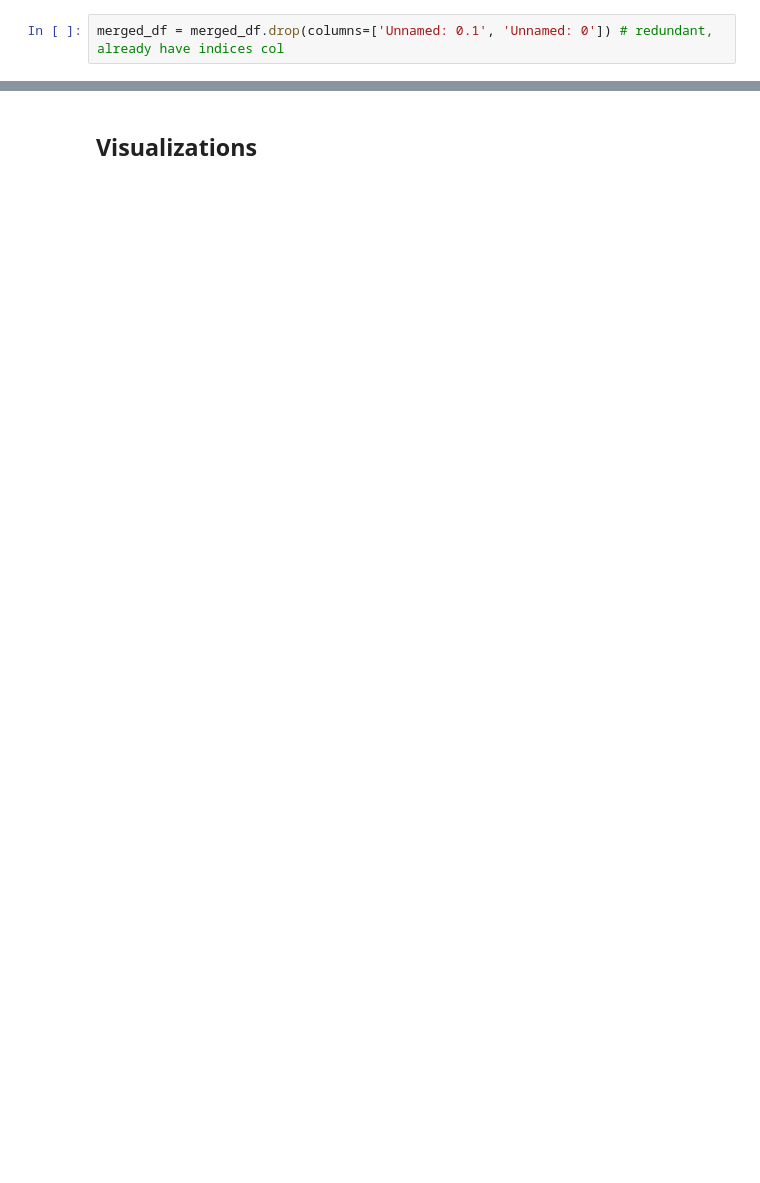
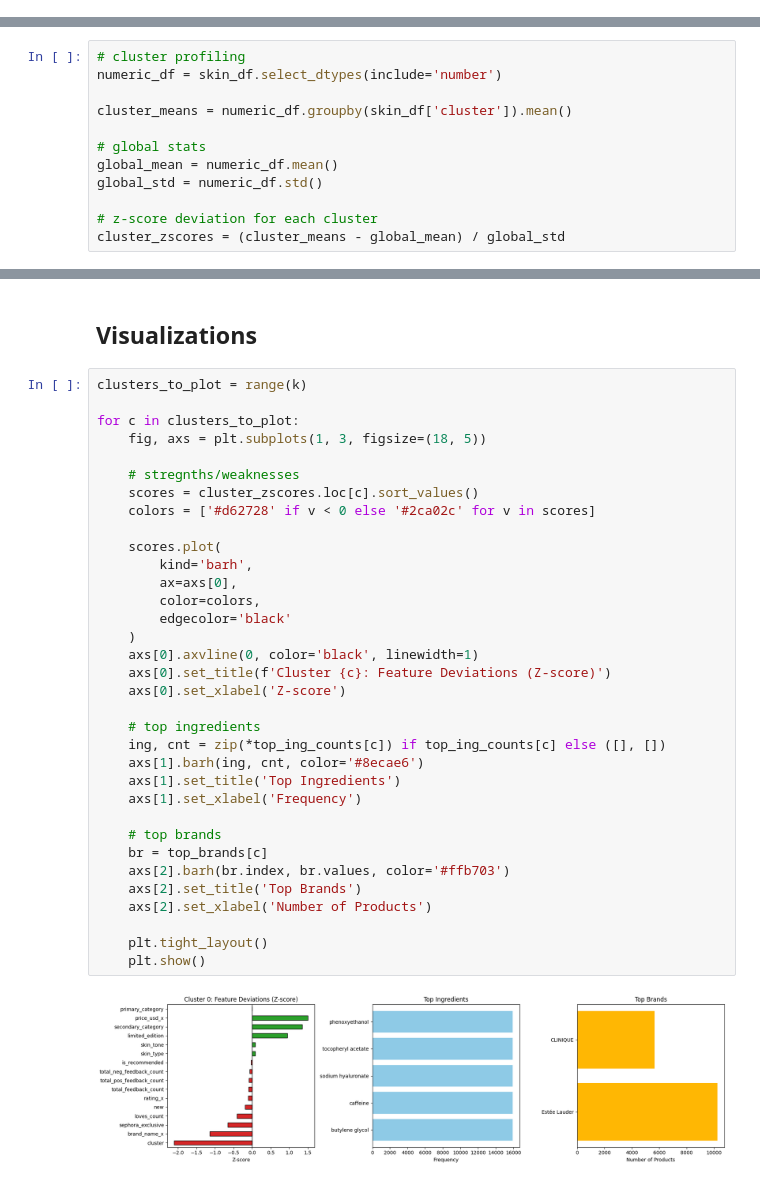
Before and after one commit to LilaNguyen/Skinterest-Tech-1B, a Jupyter notebook: notebooks/skinterest1b_milestone2.ipynb, the cells around one changed output, grey strips where cells are left out. Cells and saved outputs as stored; diff of their text form; blank space fills up the shorter version.

```diff
--- a/notebooks/skinterest1b_milestone2.ipynb
+++ b/notebooks/skinterest1b_milestone2.ipynb
@@ -121,5 +111,3 @@ merged_df.head(10)
 10 rows × 45 columns
 # %% [markdown]
 ### Addressing missing values
-# %%
-merged_df = merged_df.drop(columns=['Unnamed: 0.1', 'Unnamed: 0']) # redundant, already have indices col
@@ -212,2 +235,14 @@ encoded_df
 # %% [markdown]
 ## Testing the Model
+# %%
+# cluster profiling
+numeric_df = skin_df.select_dtypes(include='number')
+
+cluster_means = numeric_df.groupby(skin_df['cluster']).mean()
+
+# global stats
+global_mean = numeric_df.mean()
+global_std = numeric_df.std()
+
+# z-score deviation for each cluster
+cluster_zscores = (cluster_means - global_mean) / global_std
@@ -216,2 +359,38 @@ encoded_df
 # %% [markdown]
 ## Visualizations
+# %%
+clusters_to_plot = range(k)
+
+for c in clusters_to_plot:
+    fig, axs = plt.subplots(1, 3, figsize=(18, 5))
+
+    # stregnths/weaknesses
+    scores = cluster_zscores.loc[c].sort_values()
+    colors = ['#d62728' if v < 0 else '#2ca02c' for v in scores]
+
+    scores.plot(
+        kind='barh',
+        ax=axs[0],
+        color=colors,
+        edgecolor='black'
+    )
+    axs[0].axvline(0, color='black', linewidth=1)
+    axs[0].set_title(f'Cluster {c}: Feature Deviations (Z-score)')
+    axs[0].set_xlabel('Z-score')
+
+    # top ingredients
+    ing, cnt = zip(*top_ing_counts[c]) if top_ing_counts[c] else ([], [])
+    axs[1].barh(ing, cnt, color='#8ecae6')
+    axs[1].set_title('Top Ingredients')
+    axs[1].set_xlabel('Frequency')
+
+    # top brands
+    br = top_brands[c]
+    axs[2].barh(br.index, br.values, color='#ffb703')
+    axs[2].set_title('Top Brands')
+    axs[2].set_xlabel('Number of Products')
+
+    plt.tight_layout()
+    plt.show()
+# %% [output]
+[figure, added]
```
Also changed, not shown: parts of 27 cells of this notebook.
